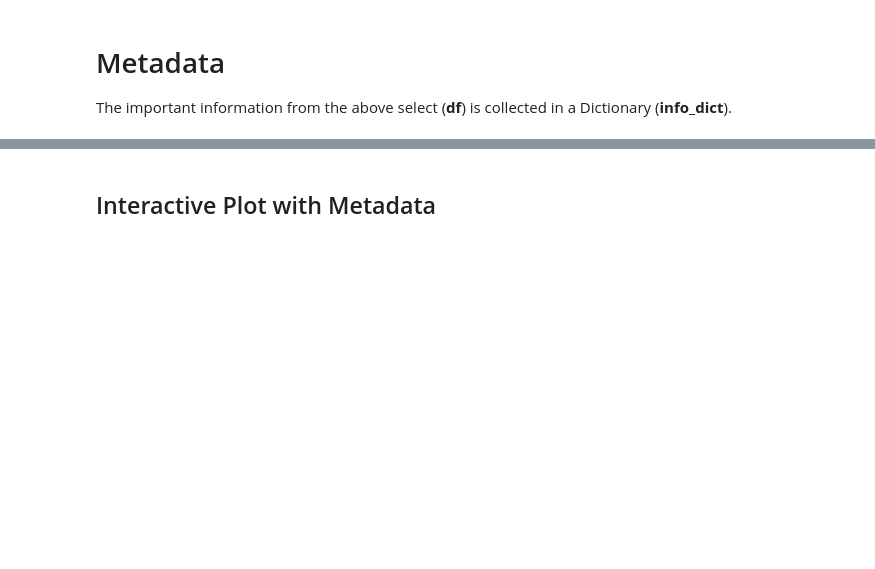
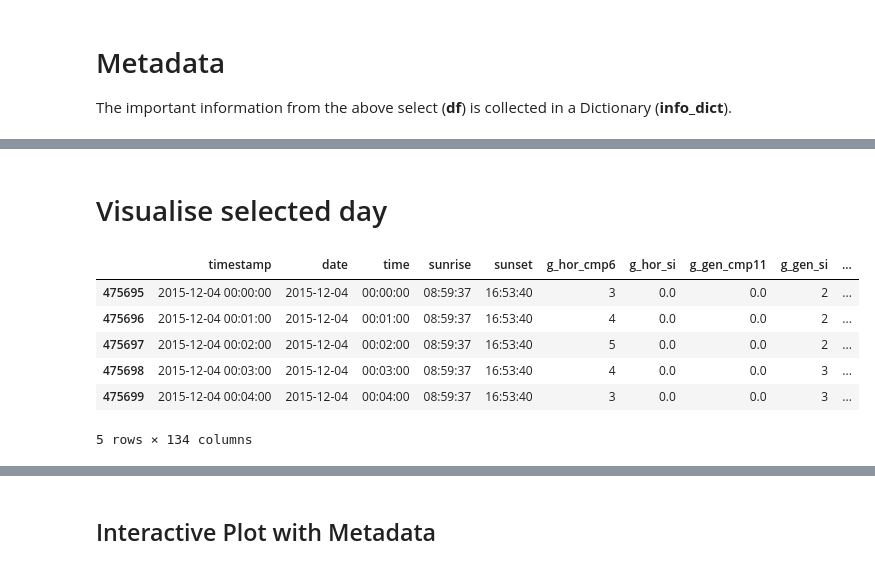
Before and after one commit to htw-pv3/weather-data, a Jupyter notebook: python/pv3_sonnja_db_visualise_gaps.ipynb, the cells around one changed output, grey strips where cells are left out. Drawn from its saved outputs; the diff is of its cells as text; code cells hidden in the pictures; blank space fills up the shorter version.

```diff
--- a/python/pv3_sonnja_db_visualise_gaps.ipynb
+++ b/python/pv3_sonnja_db_visualise_gaps.ipynb
@@ -126,6 +214,16 @@ for x in info_dict:
+# %% [markdown]
+# Visualise selected day
 # %%
 # Filter day
 day = datetime.fromisoformat('{}'.format(*info_dict['Day'])).date()
-df_day = df[(df['date'] == day)]
+df_day = df_tswwr_fill[(df_tswwr_fill['date'] == day)]
 df_day.head()
+# %% [output]
+|  | timestamp | date | time | sunrise | sunset | g_hor_cmp6 | g_hor_si | g_gen_cmp11 | g_gen_si | ... |
+| 475695 | 2015-12-04 00:00:00 | 2015-12-04 | 00:00:00 | 08:59:37 | 16:53:40 | 3 | 0.0 | 0.0 | 2 | ... |
+| 475696 | 2015-12-04 00:01:00 | 2015-12-04 | 00:01:00 | 08:59:37 | 16:53:40 | 4 | 0.0 | 0.0 | 2 | ... |
+| 475697 | 2015-12-04 00:02:00 | 2015-12-04 | 00:02:00 | 08:59:37 | 16:53:40 | 5 | 0.0 | 0.0 | 2 | ... |
+| 475698 | 2015-12-04 00:03:00 | 2015-12-04 | 00:03:00 | 08:59:37 | 16:53:40 | 4 | 0.0 | 0.0 | 3 | ... |
+| 475699 | 2015-12-04 00:04:00 | 2015-12-04 | 00:04:00 | 08:59:37 | 16:53:40 | 3 | 0.0 | 0.0 | 3 | ... |
+5 rows × 134 columns
 # %%
```
Also changed, not shown: parts of 17 cells of this notebook, 1 other file.
